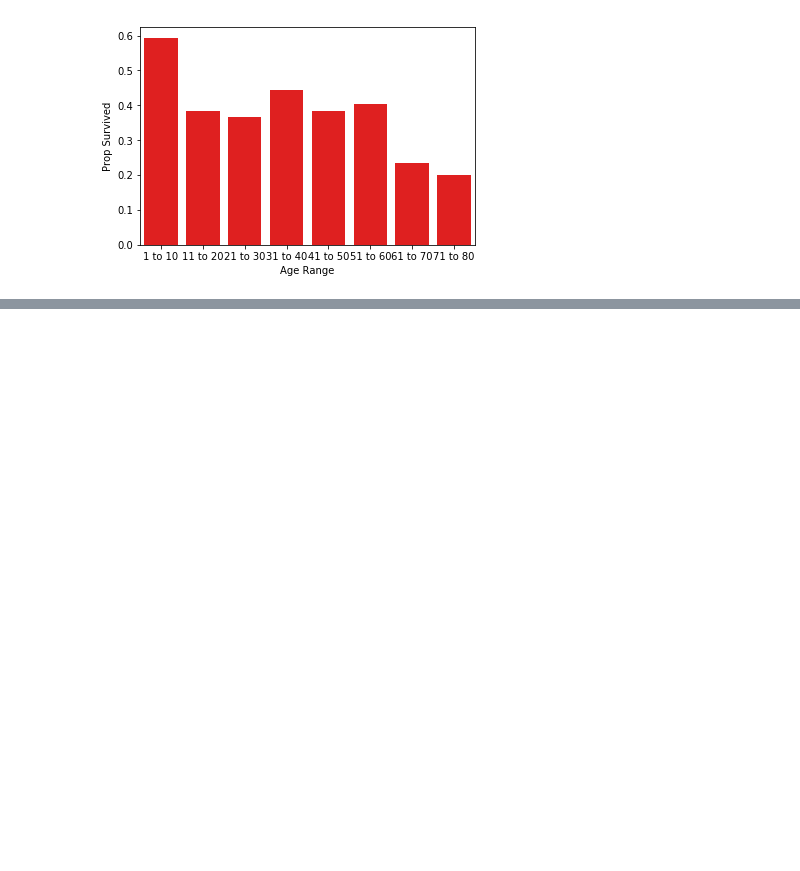
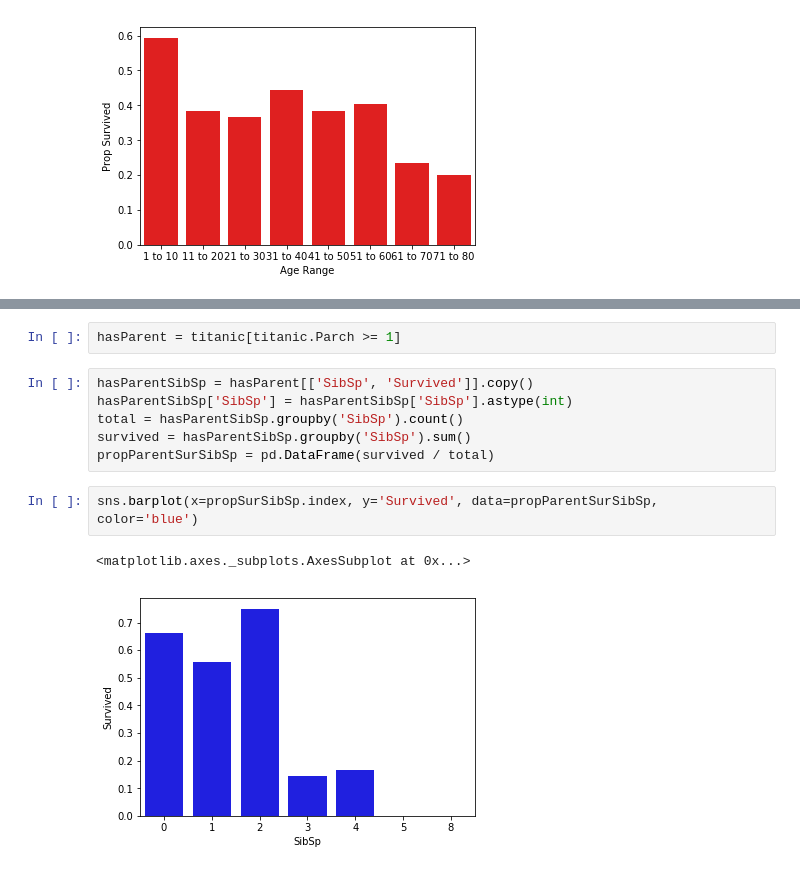
Before and after one commit to Brian-Paulsen/TitanicProject, a Jupyter notebook: Variable Analysis/Variable Visualizations.ipynb, the cells around one changed output, grey strips where cells are left out. Cells and saved outputs as stored; diff of their text form; blank space fills up the shorter version.

```diff
--- a/Variable Analysis/Variable Visualizations.ipynb
+++ b/Variable Analysis/Variable Visualizations.ipynb
@@ -159,0 +175,13 @@ sns.barplot(x=survivedProp.index, y='Prop Survived', data=survivedProp, color='r
+# %%
+hasParent = titanic[titanic.Parch >= 1]
+# %%
+hasParentSibSp = hasParent[['SibSp', 'Survived']].copy()
+hasParentSibSp['SibSp'] = hasParentSibSp['SibSp'].astype(int)
+total = hasParentSibSp.groupby('SibSp').count()
+survived = hasParentSibSp.groupby('SibSp').sum()
+propParentSurSibSp = pd.DataFrame(survived / total)
+# %%
+sns.barplot(x=propSurSibSp.index, y='Survived', data=propParentSurSibSp, color='blue')
+# %% [output]
+<matplotlib.axes._subplots.AxesSubplot at 0x...>
+[figure, added]
```
Also changed, not shown: parts of 20 cells of this notebook.
